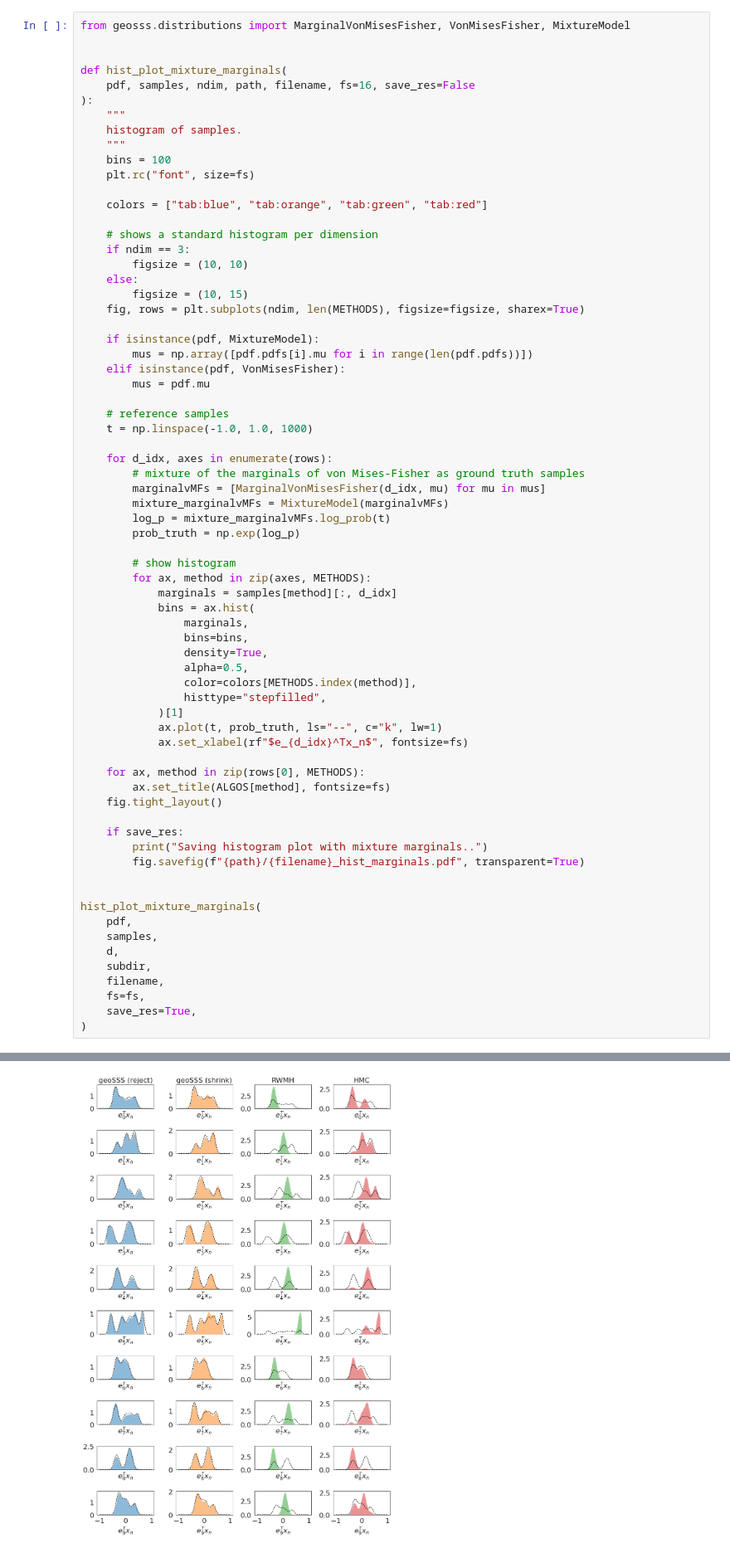
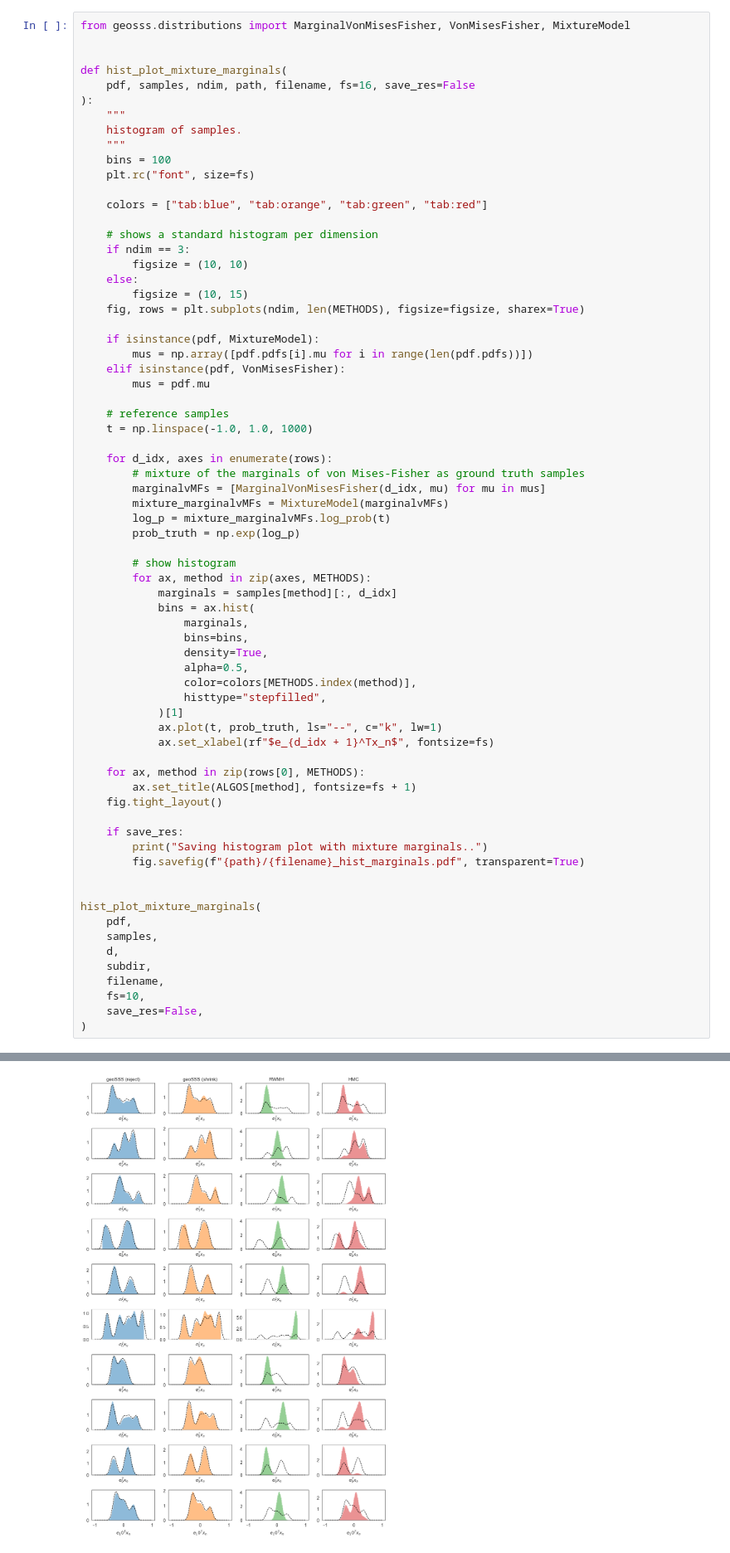
Before and after one commit to microscopic-image-analysis/geosss, a Jupyter notebook: scripts/visualize_mixture_vMF.ipynb, the cells around one changed output, grey strips where cells are left out. Shown at 83% size. Saved outputs shown, nothing was run; the diff lists cells and outputs as text.

```diff
--- a/scripts/visualize_mixture_vMF.ipynb
+++ b/scripts/visualize_mixture_vMF.ipynb
@@ -241,35 +239,35 @@ def hist_plot_mixture_marginals(
         # show histogram
         for ax, method in zip(axes, METHODS):
             marginals = samples[method][:, d_idx]
             bins = ax.hist(
                 marginals,
                 bins=bins,
                 density=True,
                 alpha=0.5,
                 color=colors[METHODS.index(method)],
                 histtype="stepfilled",
             )[1]
             ax.plot(t, prob_truth, ls="--", c="k", lw=1)
-            ax.set_xlabel(rf"$e_{d_idx}^Tx_n$", fontsize=fs)
+            ax.set_xlabel(rf"$e_{d_idx + 1}^Tx_n$", fontsize=fs)
 
     for ax, method in zip(rows[0], METHODS):
-        ax.set_title(ALGOS[method], fontsize=fs)
+        ax.set_title(ALGOS[method], fontsize=fs + 1)
     fig.tight_layout()
 
     if save_res:
         print("Saving histogram plot with mixture marginals..")
         fig.savefig(f"{path}/{filename}_hist_marginals.pdf", transparent=True)
 
 
 hist_plot_mixture_marginals(
     pdf,
     samples,
     d,
     subdir,
     filename,
-    fs=fs,
-    save_res=True,
+    fs=10,
+    save_res=False,
 )
 # %% [output]
 Saving histogram plot with mixture marginals..
-[figure, old version]
+[figure, new version]
```
Also changed, not shown: parts of 3 cells of this notebook.
